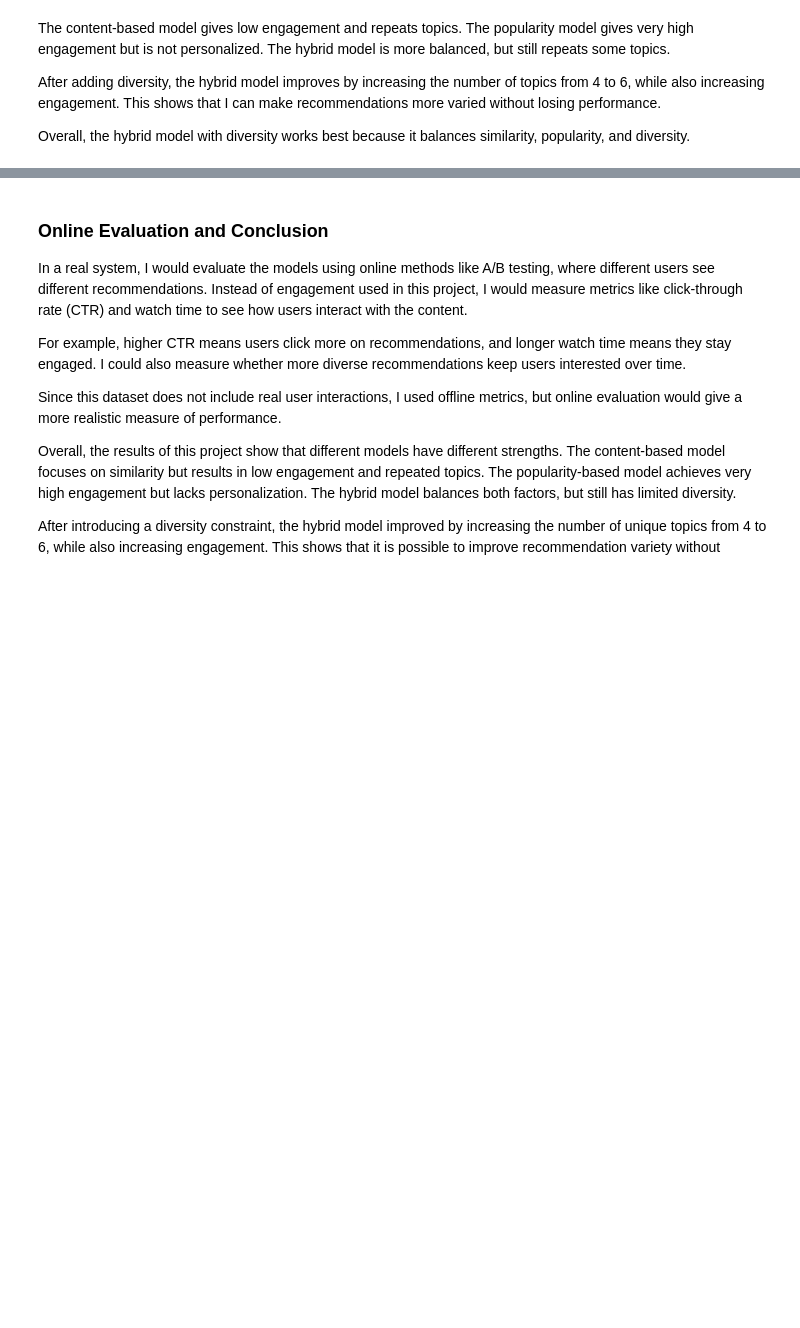
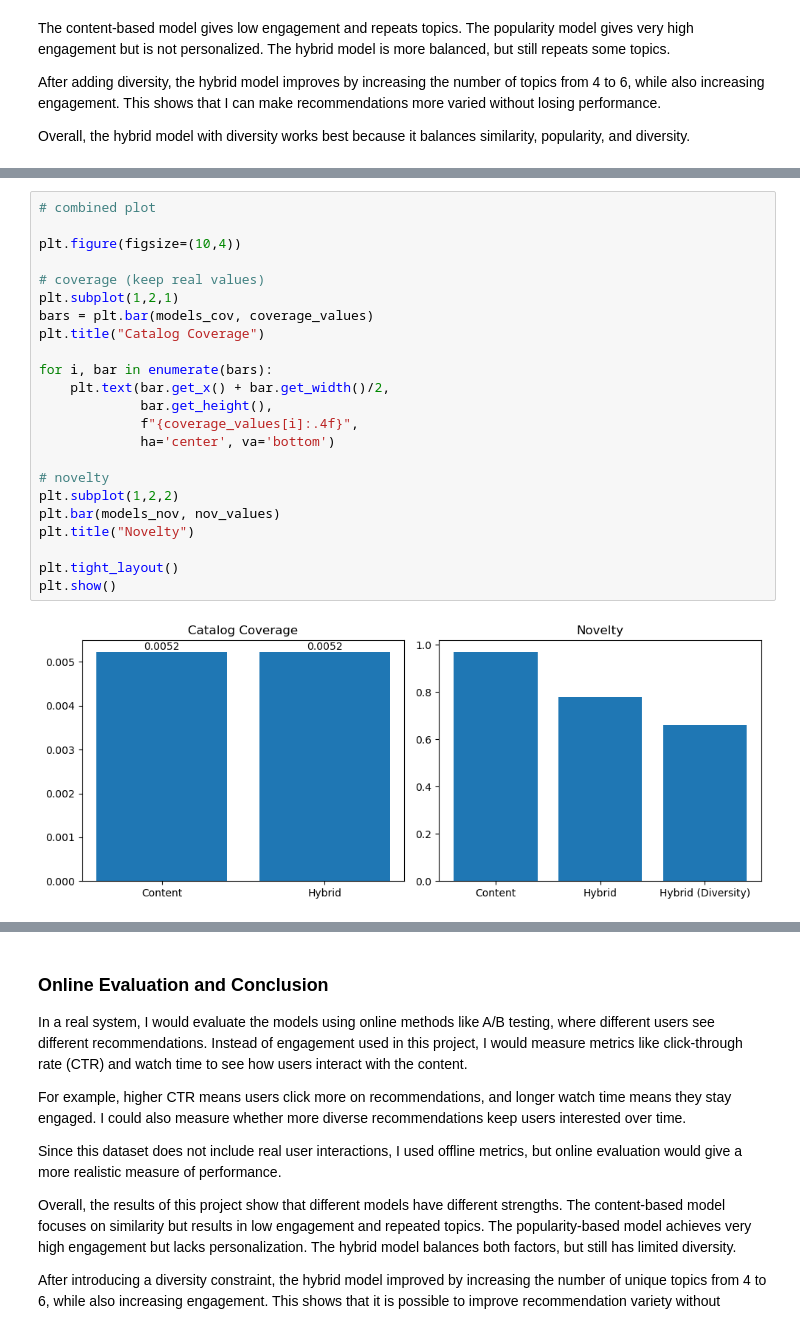
Before and after one commit to Yedzinovich/ds-small-projects, a Jupyter notebook: Data-612/project-4.ipynb, the cells around one changed output, grey strips where cells are left out. Saved outputs shown, nothing was run; the diff lists cells and outputs as text; blank space fills up the shorter version.

```diff
--- a/Data-612/project-4.ipynb
+++ b/Data-612/project-4.ipynb
@@ -587,0 +702,25 @@ Overall, the hybrid model with diversity works best because it balances similari
+# %%
+# combined plot
+
+plt.figure(figsize=(10,4))
+
+# coverage (keep real values)
+plt.subplot(1,2,1)
+bars = plt.bar(models_cov, coverage_values)
+plt.title("Catalog Coverage")
+
+for i, bar in enumerate(bars):
+    plt.text(bar.get_x() + bar.get_width()/2,
+             bar.get_height(),
+             f"{coverage_values[i]:.4f}",
+             ha='center', va='bottom')
+
+# novelty
+plt.subplot(1,2,2)
+plt.bar(models_nov, nov_values)
+plt.title("Novelty")
+
+plt.tight_layout()
+plt.show()
+# %% [output]
+[figure, added]
```
Also changed, not shown: parts of 7 cells of this notebook.
